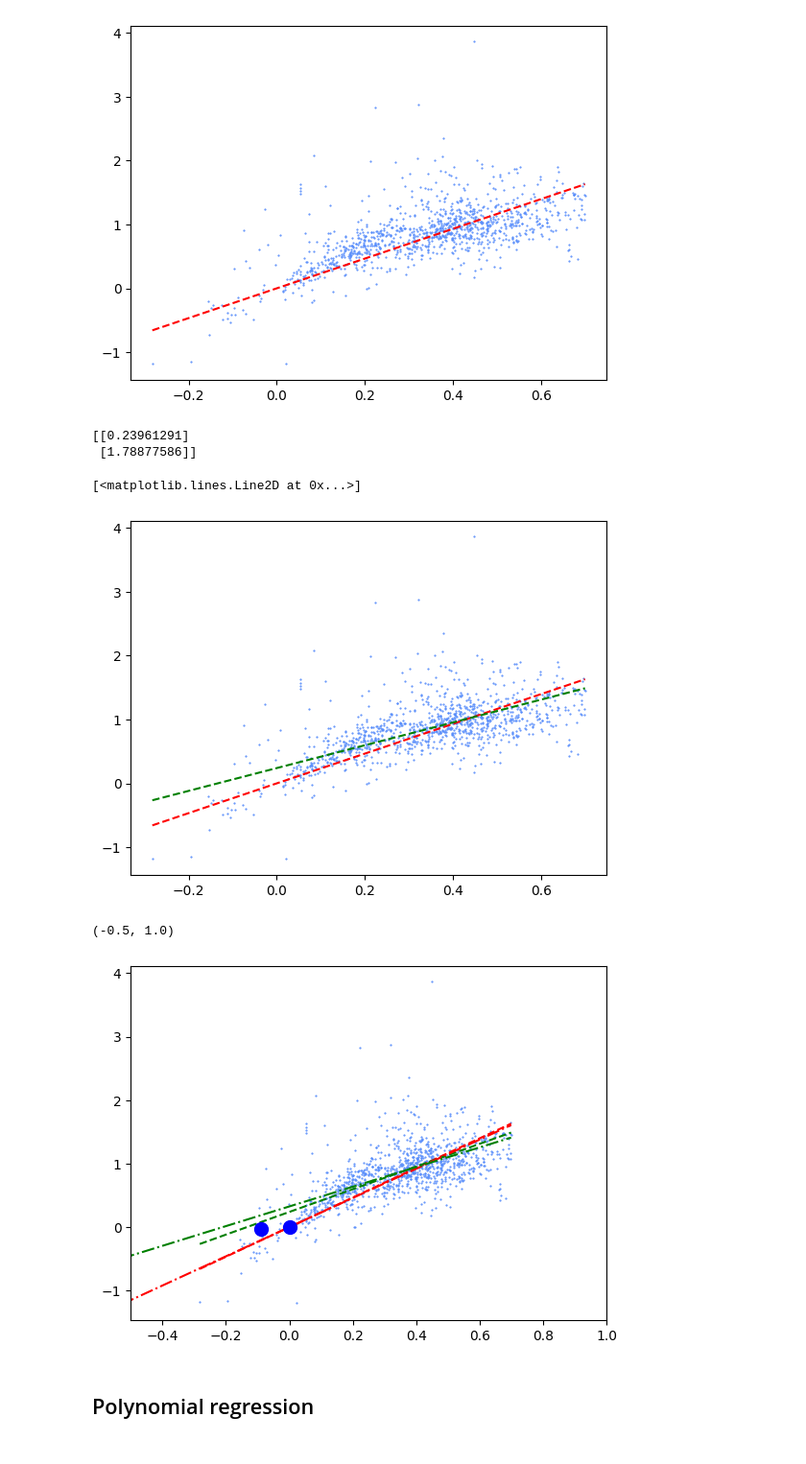
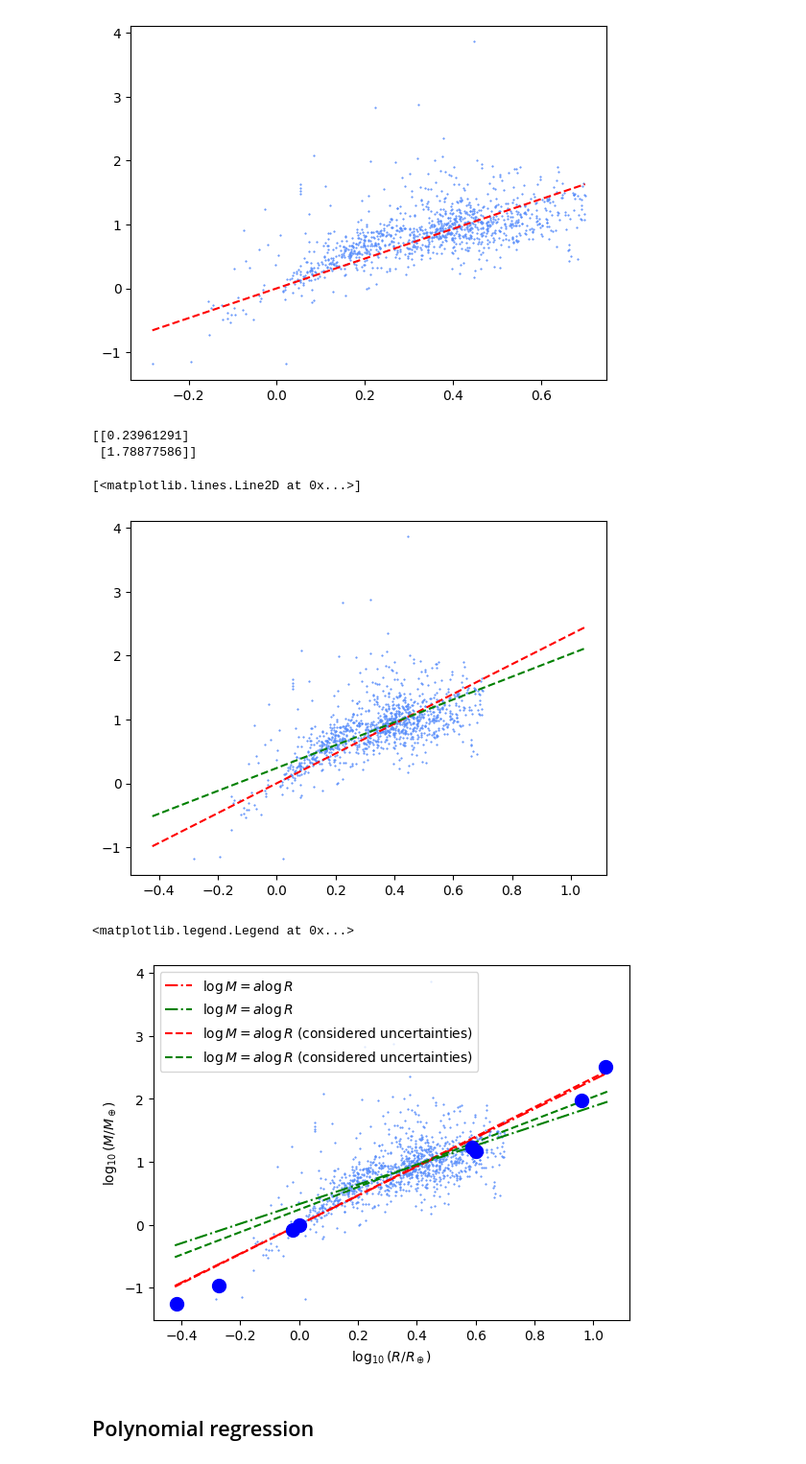
Before and after one commit to CosmicHitchhiker/ds_astro_2026s, a Jupyter notebook: ex4/ex4.ipynb, the cells around one changed output. Shown at 96% size. Cells and saved outputs as stored; diff of their text form; code cells hidden in the pictures.

```diff
--- a/ex4/ex4.ipynb
+++ b/ex4/ex4.ipynb
@@ -90,6 +90,9 @@ print(theta_ml_int)
 [[0.32619195]
  [1.55177146]]
 # %%
-y_theor2 = Phi @ theta_ml_int
+Phi_theor = np.ones((100, 1))
+Phi_theor = np.concatenate((Phi_theor, X_theor), axis=1)
+# %%
+y_theor2 = Phi_theor @ theta_ml_int
 # %%
 plt.scatter(X.flatten(), y.flatten(), s=0.3)
@@ -158,7 +164,7 @@ print(theta_ml_err)
 # %% [output]
 [[2.33307538]]
 # %%
-y_theor_m = X_m @ theta_ml_err
+y_theor_m = X_theor @ theta_ml_err
 # %%
 plt.scatter(X_m.flatten(), y_m.flatten(), s=0.3)
 plt.plot(X_m.flatten(), y_theor_m.flatten(), 'r--')
@@ -170,26 +176,31 @@ Phi_m = np.ones((N_masked, 1))
 Phi_m = np.concatenate((Phi_m, X_m), axis=1)
 theta_ml_int_err = np.linalg.inv(Phi_m.T @ C_inv @ Phi_m) @ Phi_m.T @ C_inv @ y_m
 print(theta_ml_int_err)
-y_theor2_m = Phi_m @ theta_ml_int_err
+y_theor2_m = Phi_theor @ theta_ml_int_err
 plt.scatter(X_m.flatten(), y_m.flatten(), s=0.3)
-plt.plot(X_m.flatten(), y_theor_m.flatten(), 'r--')
-plt.plot(X_m.flatten(), y_theor2_m.flatten(), 'g--')
+plt.plot(X_theor.flatten(), y_theor_m.flatten(), 'r--')
+plt.plot(X_theor.flatten(), y_theor2_m.flatten(), 'g--')
 # %% [output]
 [[0.23961291]
  [1.78877586]]
 [<matplotlib.lines.Line2D at 0x...>]
-[figure, old version]
+[figure, new version]
 # %%
 plt.scatter(X_m.flatten(), y_m.flatten(), s=0.3)
-plt.plot(X_m.flatten(), y_theor_m.flatten(), 'r--')
-plt.plot(X_m.flatten(), y_theor2_m.flatten(), 'g--')
-plt.plot(X.flatten(), y_theor.flatten(), 'r-.')
-plt.plot(X.flatten(), y_theor2.flatten(), 'g-.')
+plt.plot(X_theor.flatten(), y_theor.flatten(), 'r-.', label=r'$\log M = a \log R$')
+plt.plot(X_theor.flatten(), y_theor2.flatten(), 'g-.', label=r'$\log M = a \log R$')
+plt.plot(X_theor.flatten(), y_theor_m.flatten(), 'r--', label=r'$\log M = a \log R$ (considered uncertainties)')
+plt.plot(X_theor.flatten(), y_theor2_m.flatten(), 'g--', label=r'$\log M = a \log R$ (considered uncertainties)')
 plt.plot(np.log10(ss_planets['radius']), np.log10(ss_planets['mass']), 'o', ms=10, color='blue')
-plt.xlim(-0.5, 1)
+
+
+plt.xlabel(r'$\log_{10}(R/R_\oplus)$')
+plt.ylabel(r'$\log_{10}(M/M_\oplus)$')
+plt.legend()
+# plt.xlim(-0.5, 1)
 # %% [output]
-(-0.5, 1.0)
+<matplotlib.legend.Legend at 0x...>
-[figure, old version]
+[figure, new version]
 # %% [markdown]
 ## Polynomial regression
 # %%
```
Also changed, not shown: parts of 18 cells of this notebook.
